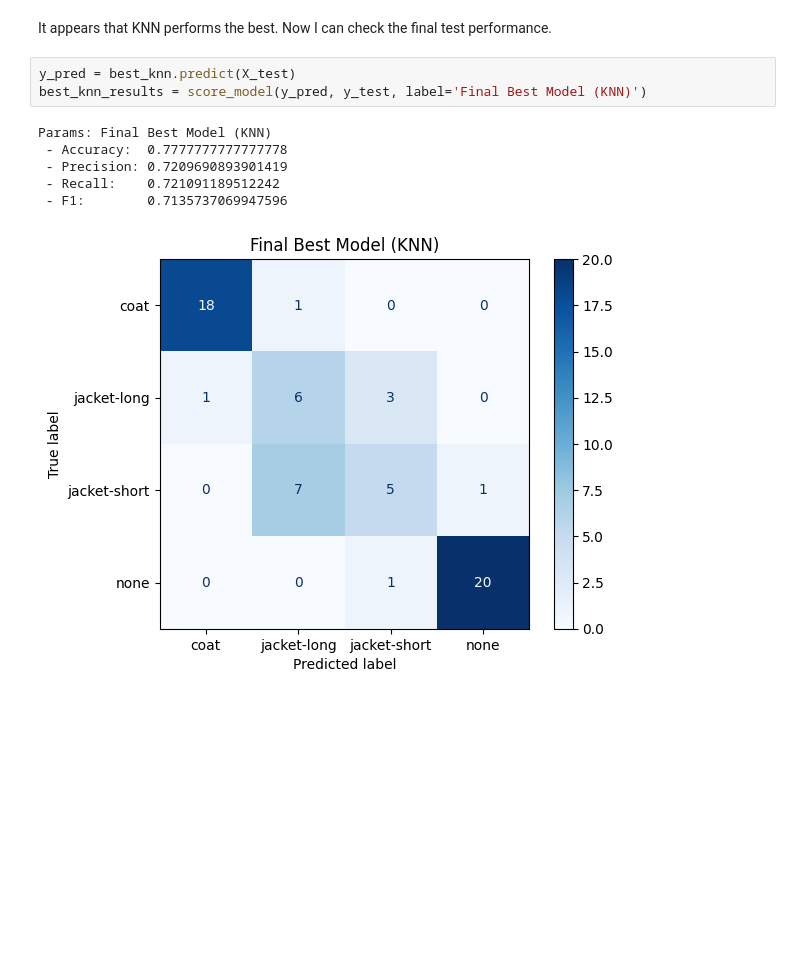
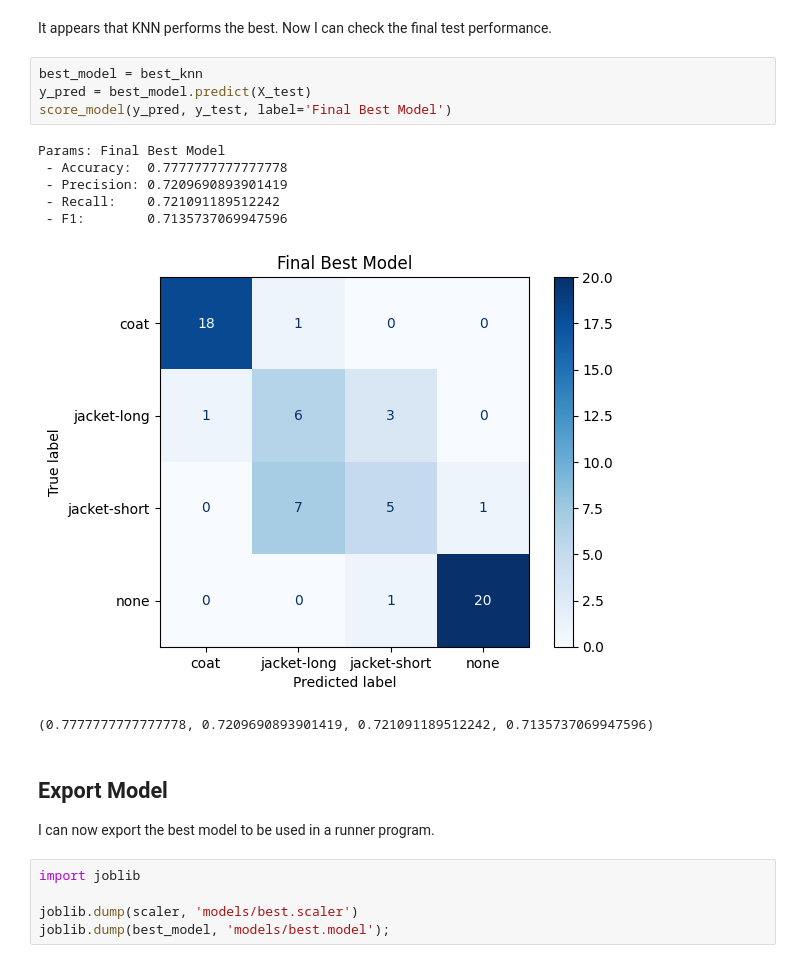
Before and after one commit to tikkikkit21/WeatherML, a Jupyter notebook: research.ipynb, the cells around one changed output. Drawn from its saved outputs; the diff is of its cells as text; blank space fills up the shorter version.

Commit message:
Export best model
Resolves #19

```diff
--- a/research.ipynb
+++ b/research.ipynb
@@ -685,12 +685,22 @@ plt.show()
 # %% [markdown]
 It appears that KNN performs the best. Now I can check the final test performance.
 # %%
-y_pred = best_knn.predict(X_test)
-best_knn_results = score_model(y_pred, y_test, label='Final Best Model (KNN)')
+best_model = best_knn
+y_pred = best_model.predict(X_test)
+score_model(y_pred, y_test, label='Final Best Model')
 # %% [output]
-Params: Final Best Model (KNN)
+Params: Final Best Model
  - Accuracy:  0.7777777777777778
  - Precision: 0.7209690893901419
  - Recall:    0.721091189512242
  - F1:        0.7135737069947596
-[figure, old version]
+[figure, new version]
+(0.7777777777777778, 0.7209690893901419, 0.721091189512242, 0.7135737069947596)
+# %% [markdown]
+## Export Model
+I can now export the best model to be used in a runner program.
+# %%
+import joblib
+
+joblib.dump(scaler, 'models/best.scaler')
+joblib.dump(best_model, 'models/best.model');
```
Also changed, not shown: 2 other files.
